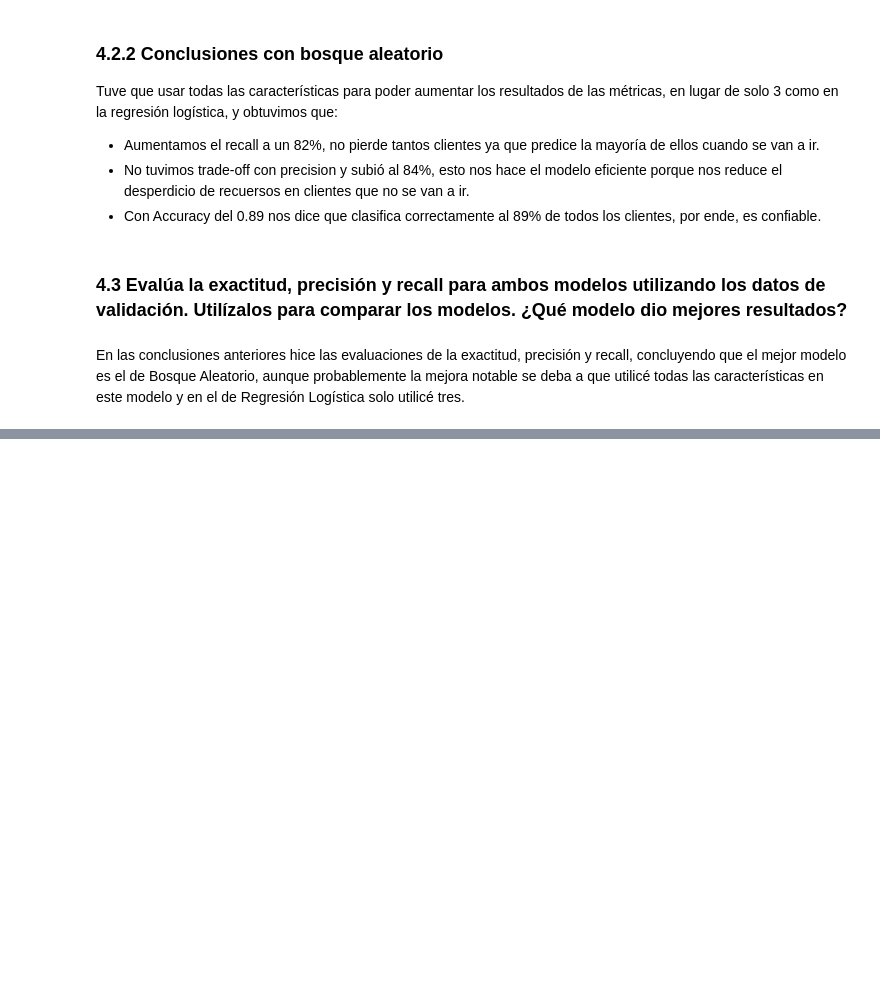
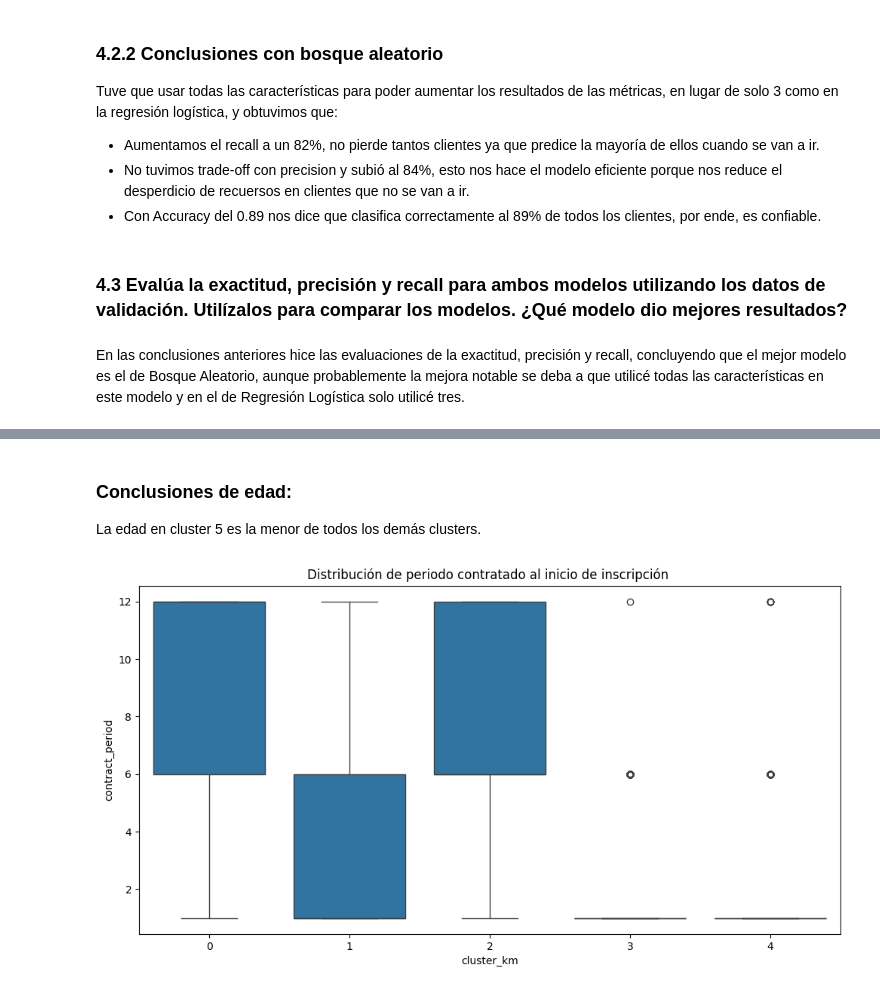
Before and after one commit to pedro-pali/proyecto_sprint_14, a Jupyter notebook: proyecto.ipynb, the cells around one changed output, grey strips where cells are left out. Saved outputs shown, nothing was run; the diff lists cells and outputs as text; code cells hidden in the pictures; blank space fills up the shorter version.

```diff
--- a/proyecto.ipynb
+++ b/proyecto.ipynb
@@ -366,0 +462,11 @@ En las conclusiones anteriores hice las evaluaciones de la exactitud, precisión
+# %% [markdown]
+### Conclusiones de edad:
+La edad en cluster 5 es la menor de todos los demás clusters.
+# %%
+plt.figure(figsize=(12, 6))
+
+sns.boxplot(data=gym, x='cluster_km', y='contract_period')
+plt.title('Distribución de periodo contratado al inicio de inscripción ')
+plt.show()
+# %% [output]
+[figure, added]
```
Also changed, not shown: parts of 26 cells of this notebook, 1 other file.
